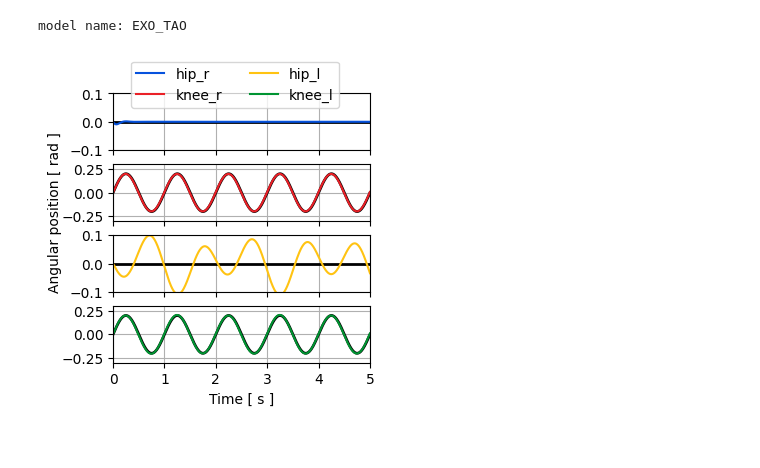
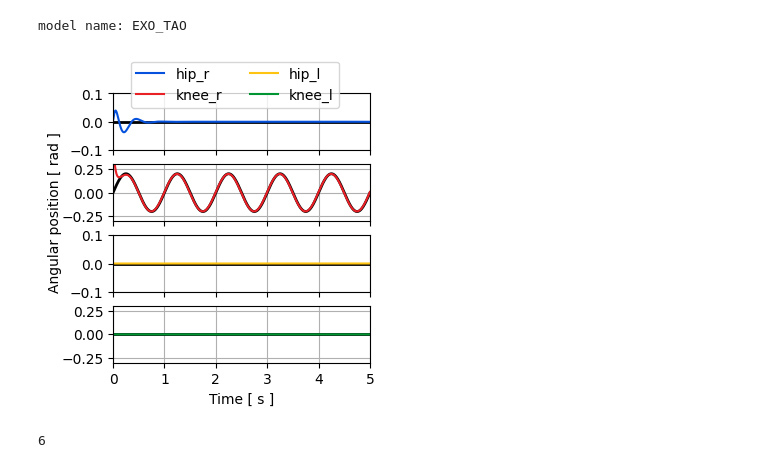
Before and after one commit to YecidMorenoUSP/repo_papers, a Jupyter notebook: CCTA 2023/exo_simulator.ipynb, the cells around one changed output. Cells and saved outputs as stored; diff of their text form; code cells hidden in the pictures.

```diff
--- a/CCTA 2023/exo_simulator.ipynb
+++ b/CCTA 2023/exo_simulator.ipynb
@@ -1,11 +1,16 @@
 # %%
 FLAG = {}
-FLAG["ANIMATE"] = False
+FLAG["ANIMATE"] = True
 FLAG["SAVE_FIGURE"] = False
 FLAG["PLOT_POSITION"] = True
+FLAG["PLOT_INTERACTIVE"] = True
 FLAG["PD_CONTROL"] = True
 FLAG["FF_GRAVITY"] = True
 FLAG["FF_FULL"]    = True
+
+CONFIG = {}
+CONFIG['dt'] = 1/200
+CONFIG['fps'] = 30
 
 import pinocchio as pin
 from pinocchio.utils import *
@@ -37,7 +42,7 @@ robot.initFromURDF("Exo/description_v1.urdf")
 print('model name: ' + robot.model.name)
 
 # Sample a random configuration
-q         = zero(robot.model.nv) ;
+q         = zero(robot.model.nv) ; q = np.array([0,.5,0,0])
 qd        = zero(robot.model.nv) ;
 qdd       = zero(robot.model.nv) ;
 
@@ -45,14 +50,14 @@ q_des     = zero(robot.model.nv) ;
 qd_des    = zero(robot.model.nv) ;
 qdd_des   = zero(robot.model.nv) ;
 
-tau       = zero(robot.model.nv)
-tauPD     = zero(robot.model.nv)
-tauFF     = zero(robot.model.nv)
-tauG      = zero(robot.model.nv)
+tau       = zero(robot.model.nv) ;
+tauPD     = zero(robot.model.nv) ;
+tauFF     = zero(robot.model.nv) ;
+tauG      = zero(robot.model.nv) ;
 
 robot.forwardKinematics(q)
 
-dt = 1/200
+dt = CONFIG['dt']
 
 t = np.linspace(0,5,int(5/dt))
 log_q       = np.empty((4,t.shape[0]))
@@ -96,7 +101,9 @@ for i,t_cur in enumerate(t):
 
 
     tau = tauPD + tauFF + tauG
-    tau *= [1,1,0,1]
+    tau *= [0,1,1,1]
+    # tau *= [0,0,0,0]
+
 
     M_inv = np.linalg.inv(M)
 
@@ -113,11 +120,14 @@ try:
         robot.setVisualizer(Panda3dVisualizer())
         robot.initViewer()
         robot.loadViewerModel(group_name='EXO_TAO', color=(1, 1, 1, 1))
-        robot.play(log_q[:,::2],2*dt)
+        fpsRatio = int((CONFIG["dt"]*CONFIG["fps"])**-1)
+        robot.play(log_q[:,::fpsRatio],fpsRatio*dt)
 except:
     None
 
-# %matplotlib qt
+
+# if FLAG.get("PLOT_INTERACTIVE",False):
+#     %matplotlib qt
 
 if FLAG.get("PLOT_POSITION",False):
 
@@ -154,31 +164,36 @@ if FLAG.get("PLOT_POSITION",False):
             ax[joint].set_xlabel("Time [ s ]")
         else:
             ax[joint].set_xticklabels(())
 
         ax[joint].set_position([offxy[0],offxy[1]+(len(ax)-joint-1)*dxy[1],dxy[0]*ratioxy[0],dxy[1]*ratioxy[1]])
         ax[joint].grid(True)
 
 txt = fig.text(0,0,"Angular position [ rad ]",
                 rotation=90,
                 position=(0.01,offxy[1]+(1-offxy[1])/2),
                 horizontalalignment="left",
                 verticalalignment="center")
 # lg = fig.legend(("Desired","Measured"),ncols=2,loc='lower center')
 
 
 lg = fig.legend(ncols=2,loc='lower center')
 lg.set_bbox_to_anchor((offxy[0]+ratioxy[0]/2,.85))
 
 figname="Figs/Fig"
 if FLAG.get("PD_CONTROL",False):
     figname+="_PD"
 if FLAG.get("FF_GRAVITY",False):
     figname+="_FF_G"
 if FLAG.get("FF_FULL",False):
     figname+="_FF_F"
 figname+=".png"
 if FLAG.get("SAVE_FIGURE",False):
     fig.savefig(figname,dpi=1000)
 # %% [output]
 model name: EXO_TAO
-[figure, old version]
+[figure, new version]
+# %%
+fpsRatio = int((CONFIG["fps"]*CONFIG["dt"])**-1)
+print(fpsRatio)
+# %% [output]
+6
```
Also changed, not shown: 1 other file.
